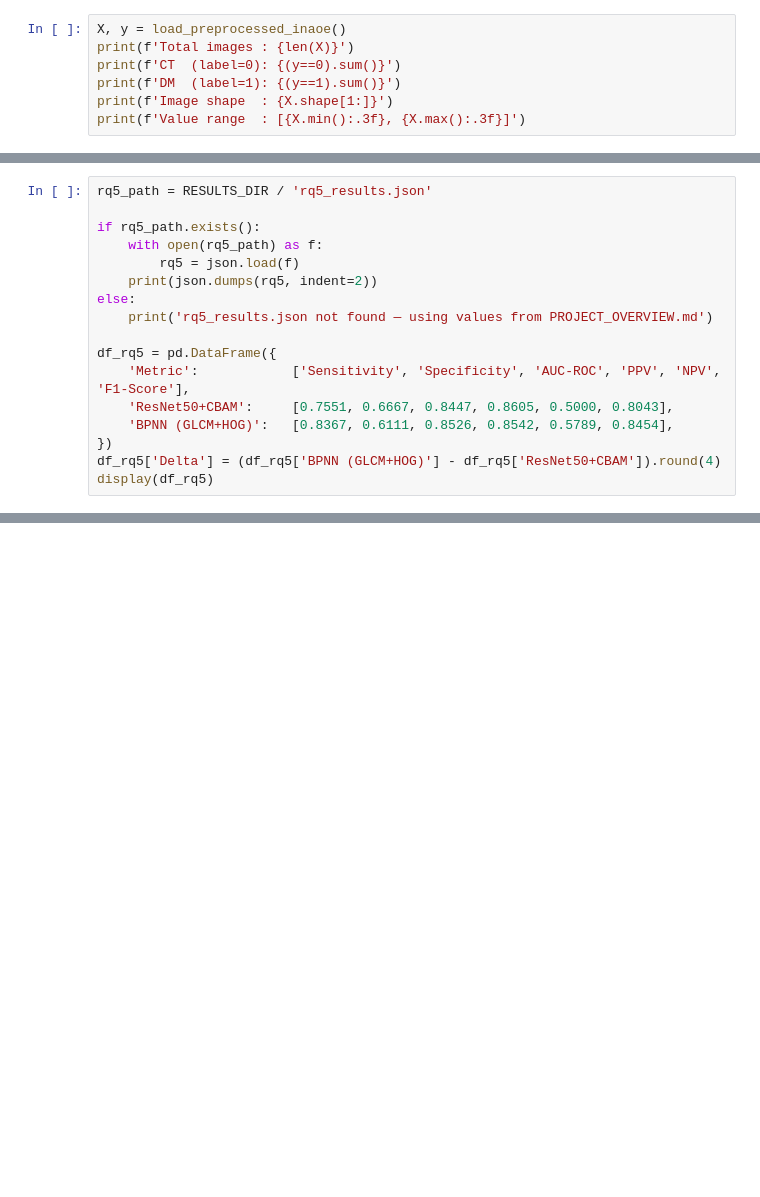
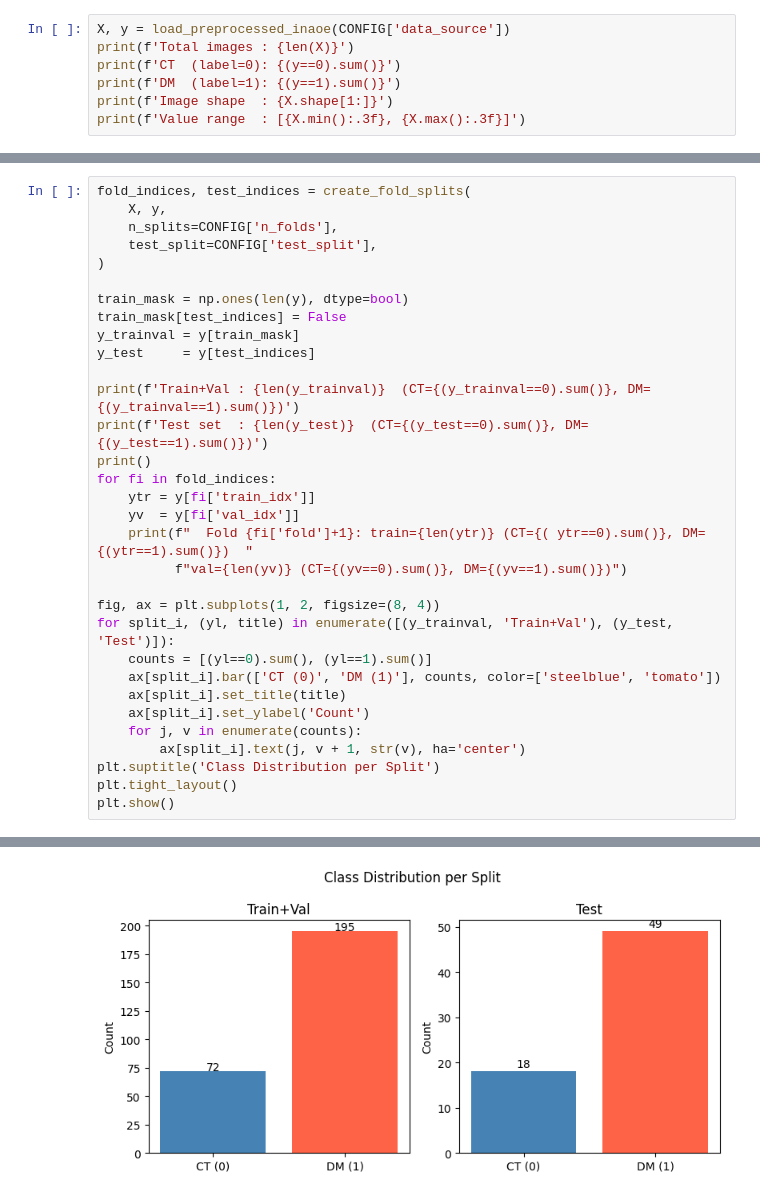
Before and after one commit to Nanatsume/DFU_Classification_Risk, a Jupyter notebook: DFU_Project_Overview.ipynb, the cells around one changed output, grey strips where cells are left out. Saved outputs shown, nothing was run; the diff lists cells and outputs as text; blank space fills up the shorter version.

```diff
--- a/DFU_Project_Overview.ipynb
+++ b/DFU_Project_Overview.ipynb
@@ -47,5 +62,5 @@ print('GPU:', tf.config.list_physical_devices('GPU') or 'CPU only')
 # %%
-X, y = load_preprocessed_inaoe()
+X, y = load_preprocessed_inaoe(CONFIG['data_source'])
 print(f'Total images : {len(X)}')
 print(f'CT  (label=0): {(y==0).sum()}')
 print(f'DM  (label=1): {(y==1).sum()}')
@@ -344,17 +93,0 @@ else:
-# %%
-rq5_path = RESULTS_DIR / 'rq5_results.json'
-
-if rq5_path.exists():
-    with open(rq5_path) as f:
-        rq5 = json.load(f)
-    print(json.dumps(rq5, indent=2))
-else:
-    print('rq5_results.json not found — using values from PROJECT_OVERVIEW.md')
-
-df_rq5 = pd.DataFrame({
-    'Metric':            ['Sensitivity', 'Specificity', 'AUC-ROC', 'PPV', 'NPV', 'F1-Score'],
-    'ResNet50+CBAM':     [0.7551, 0.6667, 0.8447, 0.8605, 0.5000, 0.8043],
-    'BPNN (GLCM+HOG)':   [0.8367, 0.6111, 0.8526, 0.8542, 0.5789, 0.8454],
-})
-df_rq5['Delta'] = (df_rq5['BPNN (GLCM+HOG)'] - df_rq5['ResNet50+CBAM']).round(4)
-display(df_rq5)
@@ -484,0 +94,33 @@ plt.show()
+# %%
+fold_indices, test_indices = create_fold_splits(
+    X, y,
+    n_splits=CONFIG['n_folds'],
+    test_split=CONFIG['test_split'],
+)
+
+train_mask = np.ones(len(y), dtype=bool)
+train_mask[test_indices] = False
+y_trainval = y[train_mask]
+y_test     = y[test_indices]
+
+print(f'Train+Val : {len(y_trainval)}  (CT={(y_trainval==0).sum()}, DM={(y_trainval==1).sum()})')
+print(f'Test set  : {len(y_test)}  (CT={(y_test==0).sum()}, DM={(y_test==1).sum()})')
+print()
+for fi in fold_indices:
+    ytr = y[fi['train_idx']]
+    yv  = y[fi['val_idx']]
+    print(f"  Fold {fi['fold']+1}: train={len(ytr)} (CT={( ytr==0).sum()}, DM={(ytr==1).sum()})  "
+          f"val={len(yv)} (CT={(yv==0).sum()}, DM={(yv==1).sum()})")
+
+fig, ax = plt.subplots(1, 2, figsize=(8, 4))
+for split_i, (yl, title) in enumerate([(y_trainval, 'Train+Val'), (y_test, 'Test')]):
+    counts = [(yl==0).sum(), (yl==1).sum()]
+    ax[split_i].bar(['CT (0)', 'DM (1)'], counts, color=['steelblue', 'tomato'])
+    ax[split_i].set_title(title)
+    ax[split_i].set_ylabel('Count')
+    for j, v in enumerate(counts):
+        ax[split_i].text(j, v + 1, str(v), ha='center')
+plt.suptitle('Class Distribution per Split')
+plt.tight_layout()
+plt.show()
+# %% [output]
@@ -484,0 +135 @@ plt.show()
+[figure, added]
```
Also changed, not shown: parts of 54 cells of this notebook, 47 other files.
